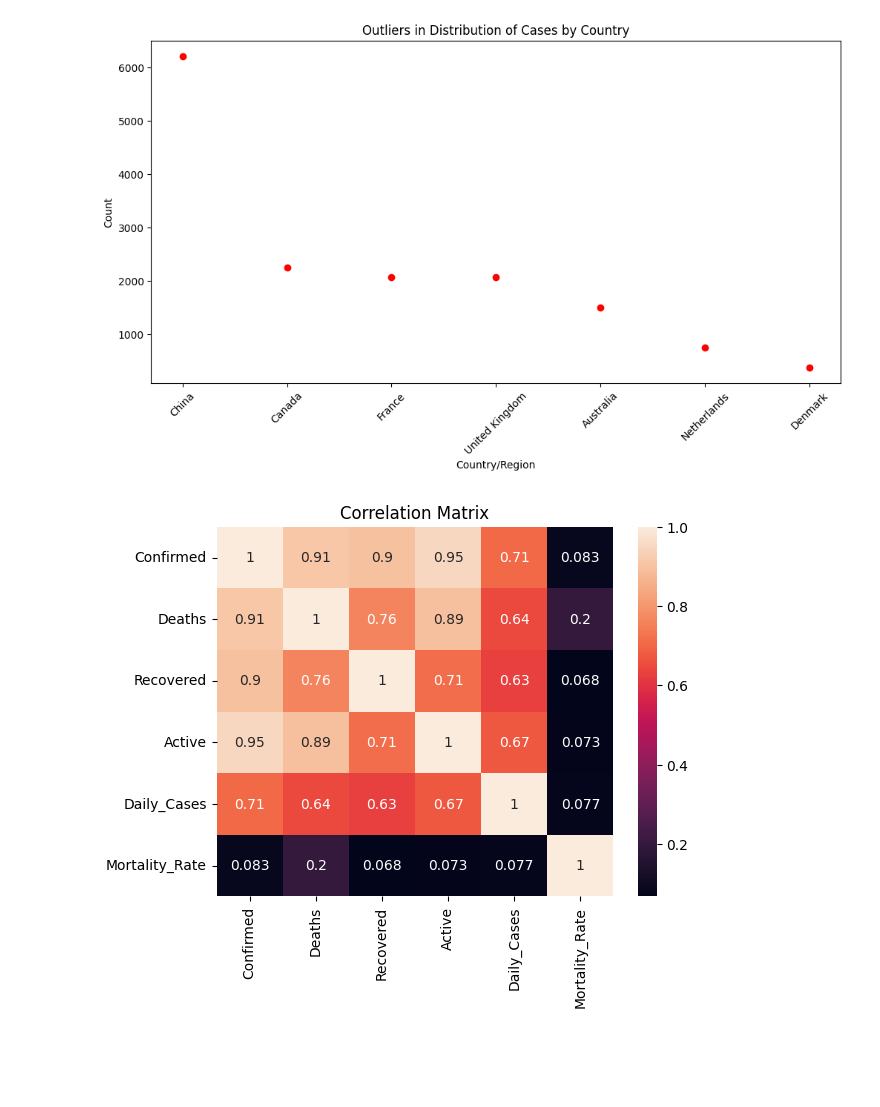
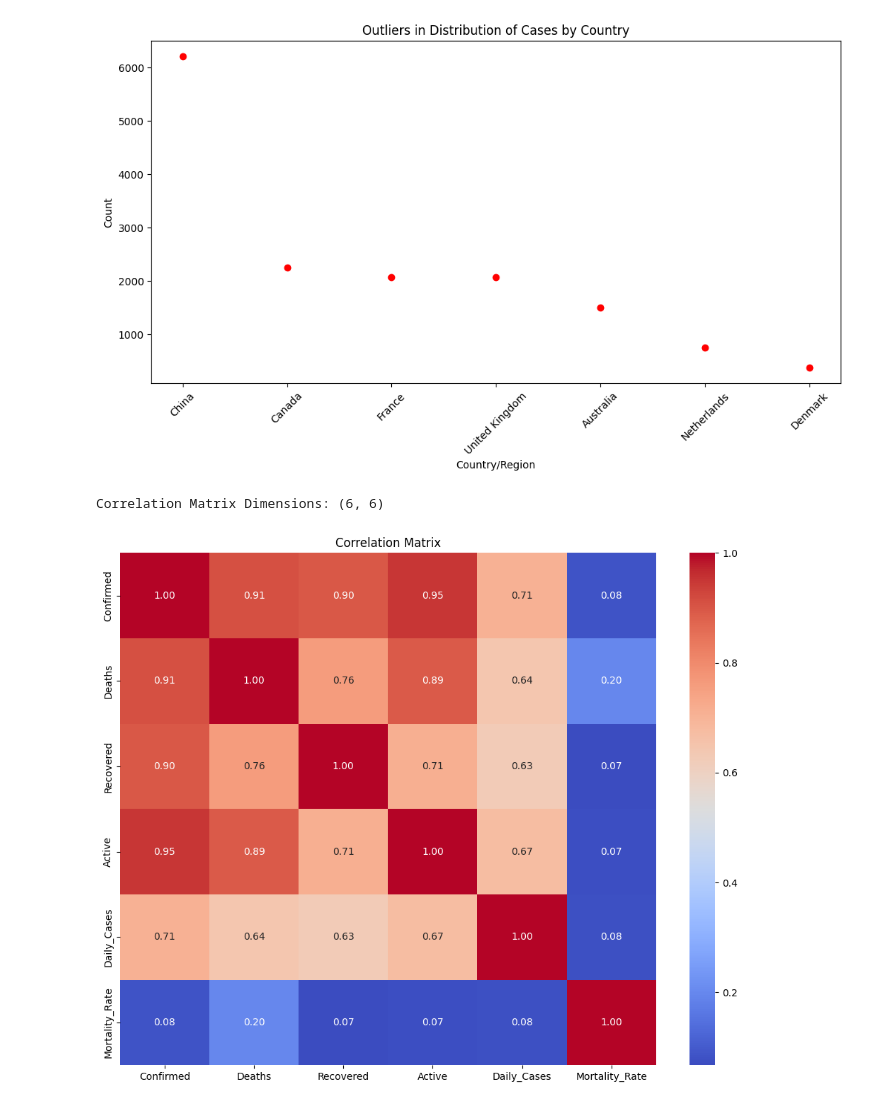
Before and after one commit to Hafsat1996/3MTT, a Jupyter notebook: 3mtt-capstone-project-by-hafsat-muhammad-sadis.ipynb, the cells around one changed output. Saved outputs shown, nothing was run; the diff lists cells and outputs as text; code cells hidden in the pictures; blank space fills up the shorter version.

```diff
--- a/3mtt-capstone-project-by-hafsat-muhammad-sadis.ipynb
+++ b/3mtt-capstone-project-by-hafsat-muhammad-sadis.ipynb
@@ -23,13 +23,12 @@ data['Mortality_Rate'] = data['Deaths'] / data['Confirmed']
 # %%
 # Time series plot of confirmed cases
 plt.figure(figsize=(12, 6))
-plt.plot(data['Date'], data['Confirmed'])
+plt.plot(data['Date'], data['Confirmed'], label='Confirmed Cases', color='blue')
 plt.xlabel('Date')
 plt.ylabel('Confirmed Cases')
 plt.title('COVID-19 Cases Over Time')
+plt.legend()
 plt.show()
-
-
 
 # Calculate the count of cases by country
 country_counts = data['Country/Region'].value_counts().reset_index()
@@ -41,7 +40,10 @@ Q3 = country_counts['Count'].quantile(0.75)
 IQR = Q3 - Q1
 
 # Define outliers
-outliers = country_counts[(country_counts['Count'] < (Q1 - 1.5 * IQR)) | (country_counts['Count'] > (Q3 + 1.5 * IQR))]
+outliers = country_counts[
+    (country_counts['Count'] < (Q1 - 1.5 * IQR)) |
+    (country_counts['Count'] > (Q3 + 1.5 * IQR))
+]
 
 # Plot only outliers using matplotlib
 plt.figure(figsize=(12, 6))
@@ -52,15 +54,29 @@ plt.ylabel('Count')
 plt.title('Outliers in Distribution of Cases by Country')
 plt.show()
 
+# Exclude 'Long' and 'Lat' columns (assuming these columns exist)
+if 'Long' in data.columns and 'Lat' in data.columns:
+    filtered_data = data.drop(columns=['Long', 'Lat'])
+else:
+    filtered_data = data.copy()
 
+# Reduce to numeric columns only
+numeric_data = filtered_data.select_dtypes(include=['number'])
 
+# Calculate correlation matrix
+corr_matrix = numeric_data.corr()
 
-# Exclude 'long' and 'lat' columns
-filtered_data = data.drop(columns=['Long', 'Lat'])
+# Check matrix dimensions
+print(f"Correlation Matrix Dimensions: {corr_matrix.shape}")
 
-# Correlation matrix
-corr_matrix = filtered_data.corr(numeric_only=True)
-sns.heatmap(corr_matrix, annot=True)
+# Limit columns if the matrix is too large
+if corr_matrix.shape[0] > 20:  # Arbitrary threshold to limit size
+    corr_matrix = corr_matrix.iloc[:20, :20]
+
+# Plot the heatmap
+plt.figure(figsize=(10, 8))
+sns.heatmap(corr_matrix, annot=True, cmap='coolwarm', fmt='.2f')
 plt.title('Correlation Matrix')
+plt.tight_layout()  # Prevent overlapping
 plt.show()
 # %% [output]
@@ -68,5 +84,6 @@ plt.show()
 [figure]
+Correlation Matrix Dimensions: (6, 6)
-[figure, old version]
+[figure, new version]
 # %%
 from statsmodels.tsa.arima.model import ARIMA
 from statsmodels.tools.eval_measures import rmse
```
Also changed, not shown: parts of 2 cells of this notebook.
